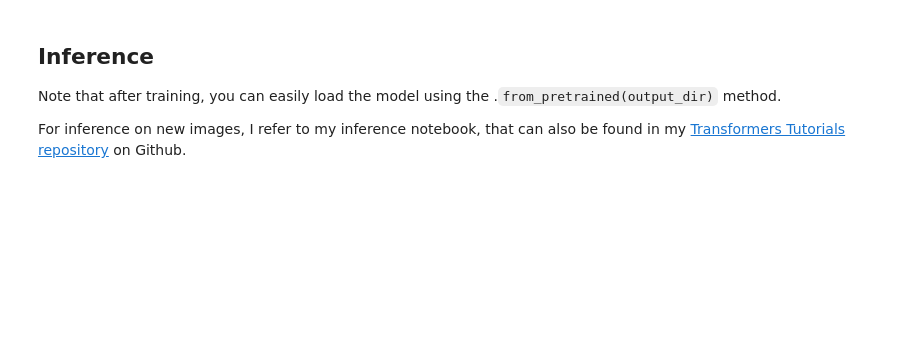
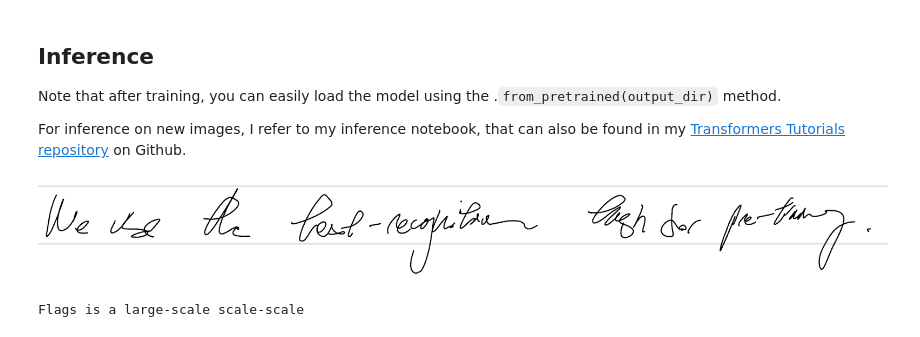
Before and after one commit to mtzig/badwriting_OCR, a Jupyter notebook: Fine_tune_TrOCR.ipynb, the cells around one changed output. Cells and saved outputs as stored; diff of their text form; code cells hidden in the pictures; blank space fills up the shorter version.

```diff
--- a/Fine_tune_TrOCR.ipynb
+++ b/Fine_tune_TrOCR.ipynb
@@ -265,0 +302,9 @@ For inference on new images, I refer to my inference notebook, that can also be
+# %%
+image = Image.open(train_dataset.root_dir + test_df['file_name'][0]).convert("RGB")
+image
+# %% [output]
+[figure, added]
+# %%
+classify_img(image)
+# %% [output]
+Flags is a large-scale scale-scale
```
Also changed, not shown: parts of 11 cells of this notebook.
